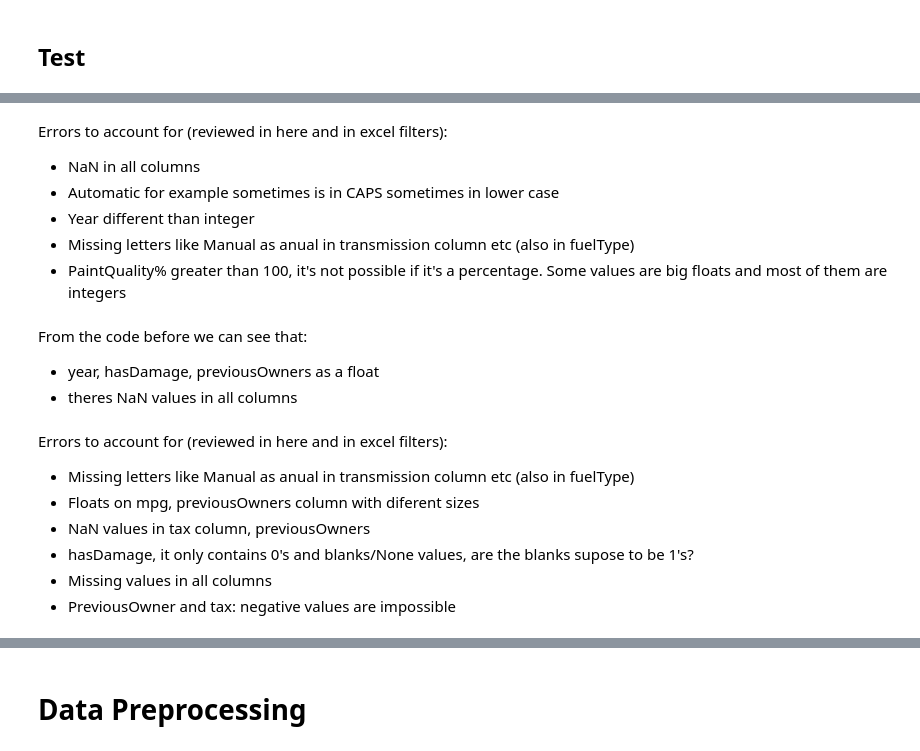
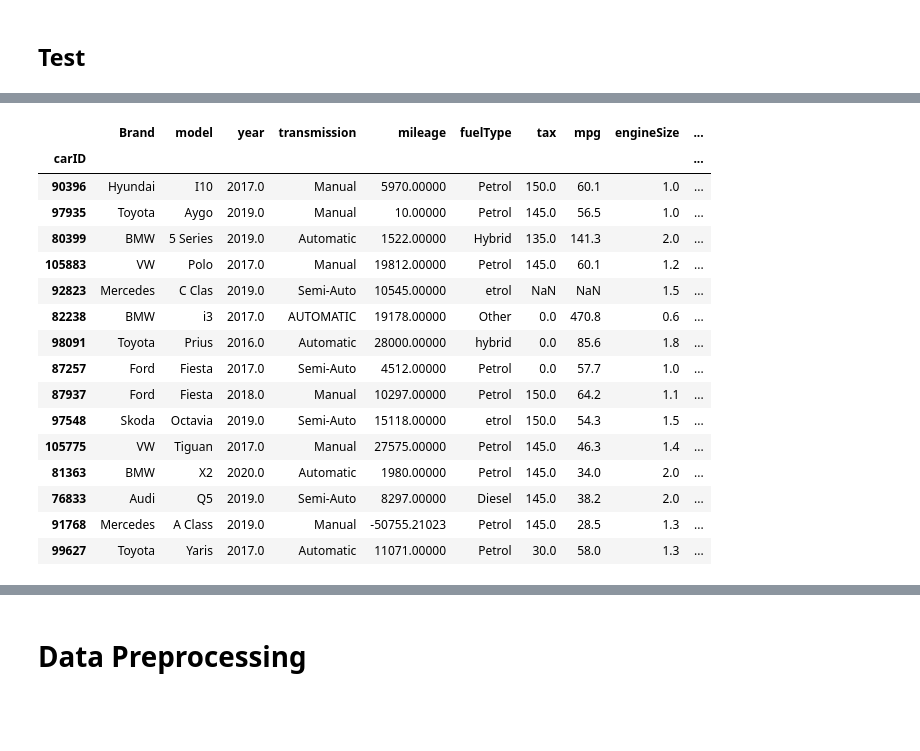
Before and after one commit to mariamiguel720/Machine-Learning-Project-25-26, a Jupyter notebook: notebooks/Notebook_primeira_entrega_ML.ipynb, the cells around one changed output, grey strips where cells are left out. Saved outputs shown, nothing was run; the diff lists cells and outputs as text; code cells hidden in the pictures; blank space fills up the shorter version.

```diff
--- a/notebooks/Notebook_primeira_entrega_ML.ipynb
+++ b/notebooks/Notebook_primeira_entrega_ML.ipynb
@@ -227,23 +401,20 @@ test.head()
 # %%
-test.tail()
+test.tail(15)
+# %% [output]
+|  | Brand | model | year | transmission | mileage | fuelType | tax | mpg | engineSize | ... |
+| carID |  |  |  |  |  |  |  |  |  | ... |
+| 90396 | Hyundai | I10 | 2017.0 | Manual | 5970.00000 | Petrol | 150.0 | 60.1 | 1.0 | ... |
+| 97935 | Toyota | Aygo | 2019.0 | Manual | 10.00000 | Petrol | 145.0 | 56.5 | 1.0 | ... |
+| 80399 | BMW | 5 Series | 2019.0 | Automatic | 1522.00000 | Hybrid | 135.0 | 141.3 | 2.0 | ... |
+| 105883 | VW | Polo | 2017.0 | Manual | 19812.00000 | Petrol | 145.0 | 60.1 | 1.2 | ... |
+| 92823 | Mercedes | C Clas | 2019.0 | Semi-Auto | 10545.00000 | etrol | NaN | NaN | 1.5 | ... |
+| 82238 | BMW | i3 | 2017.0 | AUTOMATIC | 19178.00000 | Other | 0.0 | 470.8 | 0.6 | ... |
+| 98091 | Toyota | Prius | 2016.0 | Automatic | 28000.00000 | hybrid | 0.0 | 85.6 | 1.8 | ... |
+| 87257 | Ford | Fiesta | 2017.0 | Semi-Auto | 4512.00000 | Petrol | 0.0 | 57.7 | 1.0 | ... |
+| 87937 | Ford | Fiesta | 2018.0 | Manual | 10297.00000 | Petrol | 150.0 | 64.2 | 1.1 | ... |
+| 97548 | Skoda | Octavia | 2019.0 | Semi-Auto | 15118.00000 | etrol | 150.0 | 54.3 | 1.5 | ... |
+| 105775 | VW | Tiguan | 2017.0 | Manual | 27575.00000 | Petrol | 145.0 | 46.3 | 1.4 | ... |
+| 81363 | BMW | X2 | 2020.0 | Automatic | 1980.00000 | Petrol | 145.0 | 34.0 | 2.0 | ... |
+| 76833 | Audi | Q5 | 2019.0 | Semi-Auto | 8297.00000 | Diesel | 145.0 | 38.2 | 2.0 | ... |
+| 91768 | Mercedes | A Class | 2019.0 | Manual | -50755.21023 | Petrol | 145.0 | 28.5 | 1.3 | ... |
+| 99627 | Toyota | Yaris | 2017.0 | Automatic | 11071.00000 | Petrol | 30.0 | 58.0 | 1.3 | ... |
-# %% [markdown]
-Errors to account for (reviewed in here and in excel filters):
-
-- NaN in all columns
-- Automatic for example sometimes is in CAPS sometimes in lower case
-- Year different than integer
-- Missing letters like Manual as anual in transmission column etc (also in fuelType)
-- PaintQuality% greater than 100, it's not possible if it's a percentage. Some values are big floats and most of them are integers
-# %% [markdown]
-From the code before we can see that:
-- year, hasDamage, previousOwners as a float
-- theres NaN values in all columns
-# %% [markdown]
-Errors to account for (reviewed in here and in excel filters):
-
-- Missing letters like Manual as anual in transmission column etc (also in fuelType)
-- Floats on mpg, previousOwners column with diferent sizes
-- NaN values in tax column, previousOwners
-- hasDamage, it only contains 0's and blanks/None values, are the blanks supose to be 1's?
-- Missing values in all columns
-- PreviousOwner and tax: negative values are impossible
```
Also changed, not shown: parts of 27 cells of this notebook, 1 other file.
